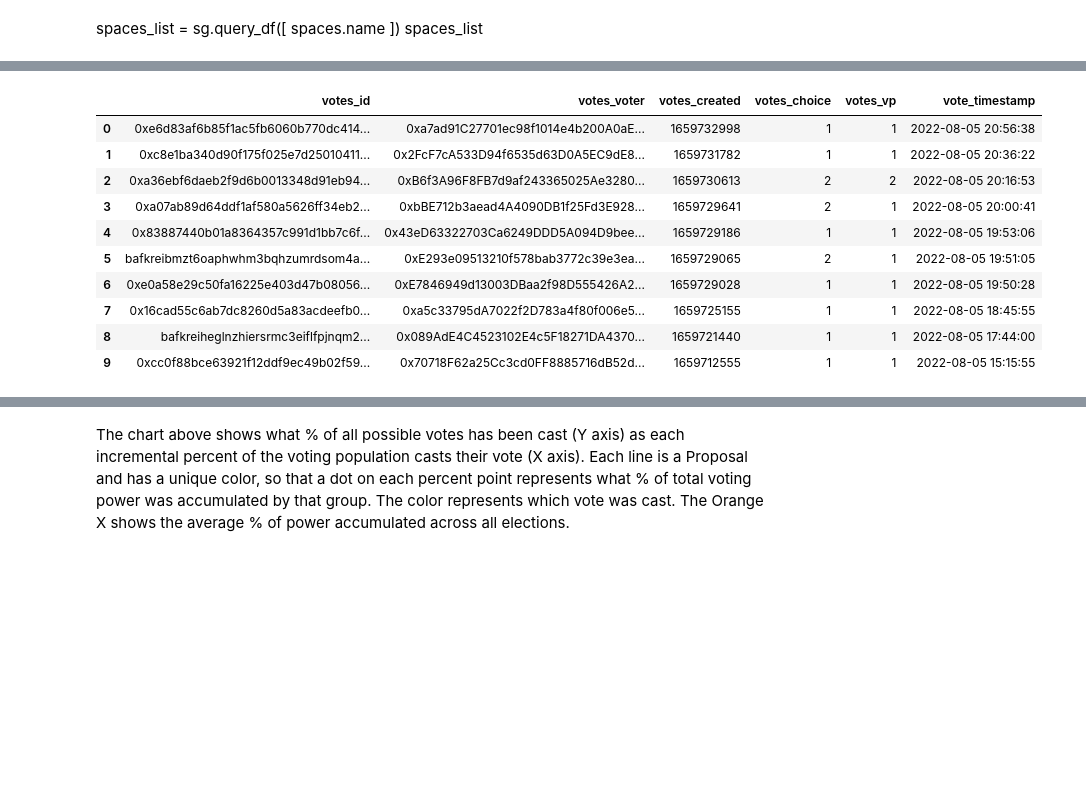
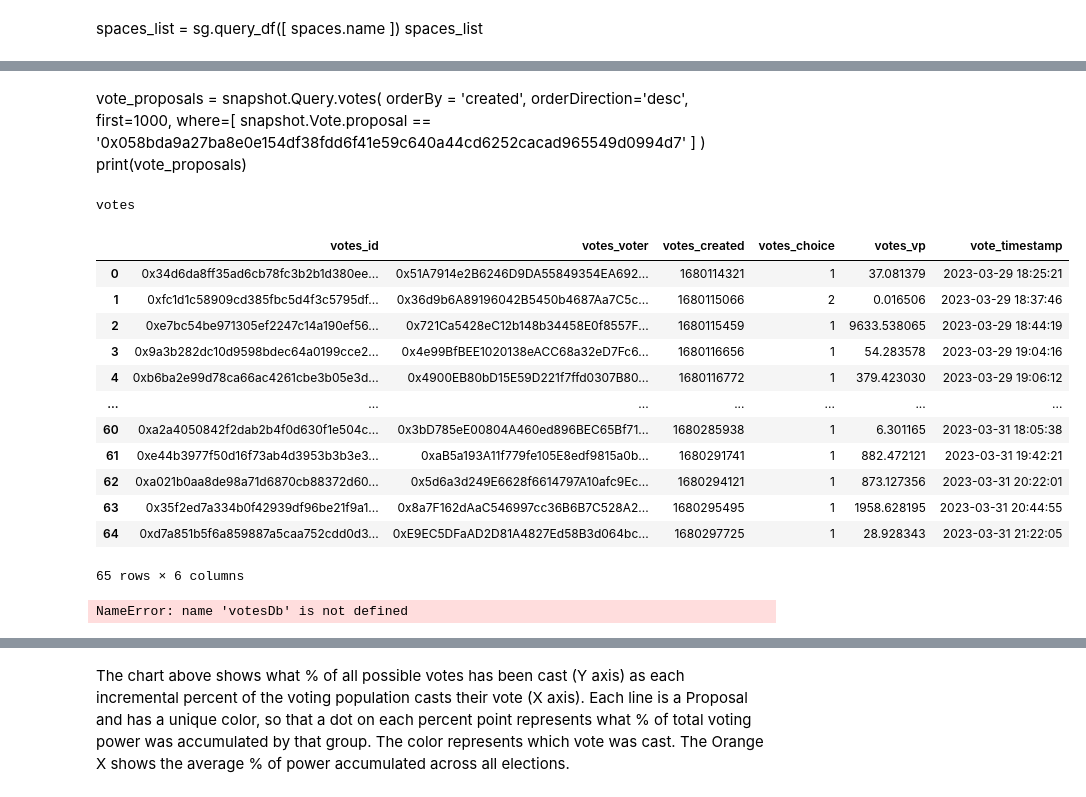
Before and after one commit to EdgeCaser/Snapshotsurfer, a Jupyter notebook: Snapshotsurfer.ipynb, the cells around one changed output, grey strips where cells are left out. Cells and saved outputs as stored; diff of their text form; code cells hidden in the pictures; blank space fills up the shorter version.

```diff
--- a/Snapshotsurfer.ipynb
+++ b/Snapshotsurfer.ipynb
@@ -116,3 +161,13 @@ proposal_id
+# %% [markdown]
+vote_proposals = snapshot.Query.votes(
+orderBy = 'created',
+orderDirection='desc',
+first=1000,
+where=[
+  snapshot.Vote.proposal == '0x058bda9a27ba8e0e154df38fdd6f41e59c640a44cd6252cacad965549d0994d7'
+]
+)
+print(vote_proposals)
 # %%
 vote_tracker = snapshot.Query.votes(
 orderBy = 'created',
@@ -122,6 +177,10 @@ where=[
   snapshot.Vote.proposal == proposal_id
 ]
 )
+# %%
+print(vote_tracker)
+# %% [output]
+votes
 # %%
 voting_snapshots_list_pre = sg.query_df([
     vote_tracker.id,
@@ -131,22 +190,57 @@ voting_snapshots_list_pre = sg.query_df([
     vote_tracker.vp
 ])
 # %%
+
 voting_snapshots_list = db.query("select "
                                  "  *"
                                  "  , to_timestamp((votes_Created::bigint)) vote_timestamp  "
                                  ""
-                                 "from voting_snapshots_list_pre").df()
+                                 "from voting_snapshots_list_pre order by votes_Created").df()
 # %%
-voting_snapshots_list.head(10)
+voting_snapshots_list.head(65)
 # %% [output]
 |  | votes_id | votes_voter | votes_created | votes_choice | votes_vp | vote_timestamp |
-| 0 | 0xe6d83af6b85f1ac5fb6060b770dc414... | 0xa7ad91C27701ec98f1014e4b200A0aE... | 1659732998 | 1 | 1 | 2022-08-05 20:56:38 |
-| 1 | 0xc8e1ba340d90f175f025e7d25010411... | 0x2FcF7cA533D94f6535d63D0A5EC9dE8... | 1659731782 | 1 | 1 | 2022-08-05 20:36:22 |
-| 2 | 0xa36ebf6daeb2f9d6b0013348d91eb94... | 0xB6f3A96F8FB7d9af243365025Ae3280... | 1659730613 | 2 | 2 | 2022-08-05 20:16:53 |
-| 3 | 0xa07ab89d64ddf1af580a5626ff34eb2... | 0xbBE712b3aead4A4090DB1f25Fd3E928... | 1659729641 | 2 | 1 | 2022-08-05 20:00:41 |
-| 4 | 0x83887440b01a8364357c991d1bb7c6f... | 0x43eD63322703Ca6249DDD5A094D9bee... | 1659729186 | 1 | 1 | 2022-08-05 19:53:06 |
-| 5 | bafkreibmzt6oaphwhm3bqhzumrdsom4a... | 0xE293e09513210f578bab3772c39e3ea... | 1659729065 | 2 | 1 | 2022-08-05 19:51:05 |
-| 6 | 0xe0a58e29c50fa16225e403d47b08056... | 0xE7846949d13003DBaa2f98D555426A2... | 1659729028 | 1 | 1 | 2022-08-05 19:50:28 |
-| 7 | 0x16cad55c6ab7dc8260d5a83acdeefb0... | 0xa5c33795dA7022f2D783a4f80f006e5... | 1659725155 | 1 | 1 | 2022-08-05 18:45:55 |
-| 8 | bafkreiheglnzhiersrmc3eiflfpjnqm2... | 0x089AdE4C4523102E4c5F18271DA4370... | 1659721440 | 1 | 1 | 2022-08-05 17:44:00 |
-| 9 | 0xcc0f88bce63921f12ddf9ec49b02f59... | 0x70718F62a25Cc3cd0FF8885716dB52d... | 1659712555 | 1 | 1 | 2022-08-05 15:15:55 |
+| 0 | 0x34d6da8ff35ad6cb78fc3b2b1d380ee... | 0x51A7914e2B6246D9DA55849354EA692... | 1680114321 | 1 | 37.081379 | 2023-03-29 18:25:21 |
+| 1 | 0xfc1d1c58909cd385fbc5d4f3c5795df... | 0x36d9b6A89196042B5450b4687Aa7C5c... | 1680115066 | 2 | 0.016506 | 2023-03-29 18:37:46 |
+| 2 | 0xe7bc54be971305ef2247c14a190ef56... | 0x721Ca5428eC12b148b34458E0f8557F... | 1680115459 | 1 | 9633.538065 | 2023-03-29 18:44:19 |
+| 3 | 0x9a3b282dc10d9598bdec64a0199cce2... | 0x4e99BfBEE1020138eACC68a32eD7Fc6... | 1680116656 | 1 | 54.283578 | 2023-03-29 19:04:16 |
+| 4 | 0xb6ba2e99d78ca66ac4261cbe3b05e3d... | 0x4900EB80bD15E59D221f7ffd0307B80... | 1680116772 | 1 | 379.423030 | 2023-03-29 19:06:12 |
+| ... | ... | ... | ... | ... | ... | ... |
+| 60 | 0xa2a4050842f2dab2b4f0d630f1e504c... | 0x3bD785eE00804A460ed896BEC65Bf71... | 1680285938 | 1 | 6.301165 | 2023-03-31 18:05:38 |
+| 61 | 0xe44b3977f50d16f73ab4d3953b3b3e3... | 0xaB5a193A11f779fe105E8edf9815a0b... | 1680291741 | 1 | 882.472121 | 2023-03-31 19:42:21 |
+| 62 | 0xa021b0aa8de98a71d6870cb88372d60... | 0x5d6a3d249E6628f6614797A10afc9Ec... | 1680294121 | 1 | 873.127356 | 2023-03-31 20:22:01 |
+| 63 | 0x35f2ed7a334b0f42939df96be21f9a1... | 0x8a7F162dAaC546997cc36B6B7C528A2... | 1680295495 | 1 | 1958.628195 | 2023-03-31 20:44:55 |
+| 64 | 0xd7a851b5f6a859887a5caa752cdd0d3... | 0xE9EC5DFaAD2D81A4827Ed58B3d064bc... | 1680297725 | 1 | 28.928343 | 2023-03-31 21:22:05 |
+65 rows × 6 columns
+# %%
+    vote_tracker = snapshot.Query.votes(
+        orderBy = 'created',
+        orderDirection='desc',
+        first=1000,
+        where=[
+          snapshot.Vote.proposal == proposal_id
+        ]
+    )
+    voting_snapshots = sg.query_df([
+    vote_tracker.id,
+    vote_tracker.voter,
+    vote_tracker.created,
+    vote_tracker.choice,
+    vote_tracker.vp
+    ])
+
+    #votesDb=pd.concat([vote_tracker, voteslist])
+    recordTimestamp1 = votesDb.iat[voteTicker,2]
+    recordTimestamp = dt.datetime.fromtimestamp( recordTimestamp1 )
+    votesDbLength = len(votesDb)
+    now = (int(dt.datetime.utcnow().timestamp()))
+    datediff=abs(int(now) - recordTimestamp1)
+    daysAgo = int(datediff/86400)
+    voteListLength = len(vote_tracker)
+    recordID = votesDb.iat[voteTicker,0]
+    vote = silovotesDb.iat[voteTicker,3]
+    print("iterations: ", voteTicker, "Lines skipped: ",skipValue, "records collected: ", silovoteListLength, " - latest recordID: ",vote, " ", recordID , " - votes DB length: ", silovotesDbLength, " - latest record from: ", recordTimestamp, daysAgo,"days ago")
+    #print("iterations: ", voteTicker, "records collected: ", voteListLength, " - userdb length: ", votesDbLength)
+    voteTicker = voteTicker+1
+# %% [output]
+NameError: name 'votesDb' is not defined
```
Also changed, not shown: parts of 36 cells of this notebook, 32 other files.
